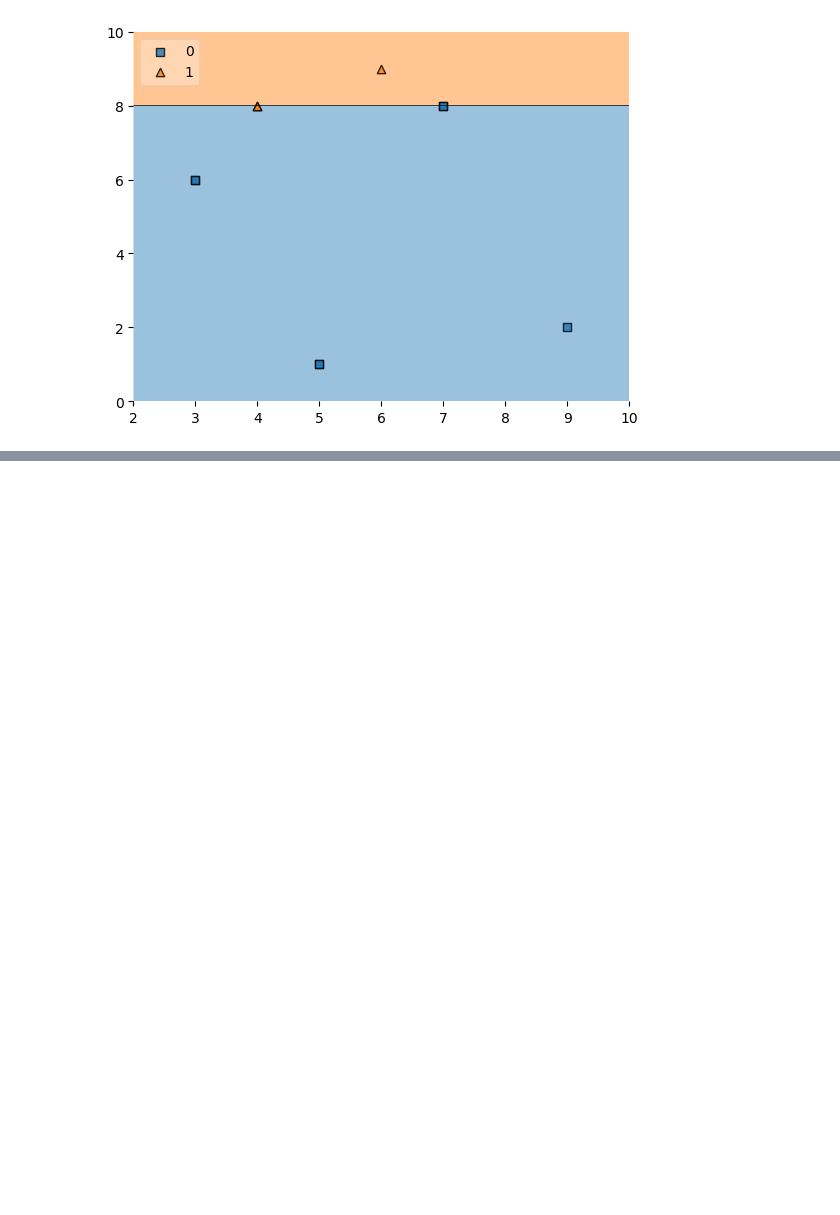
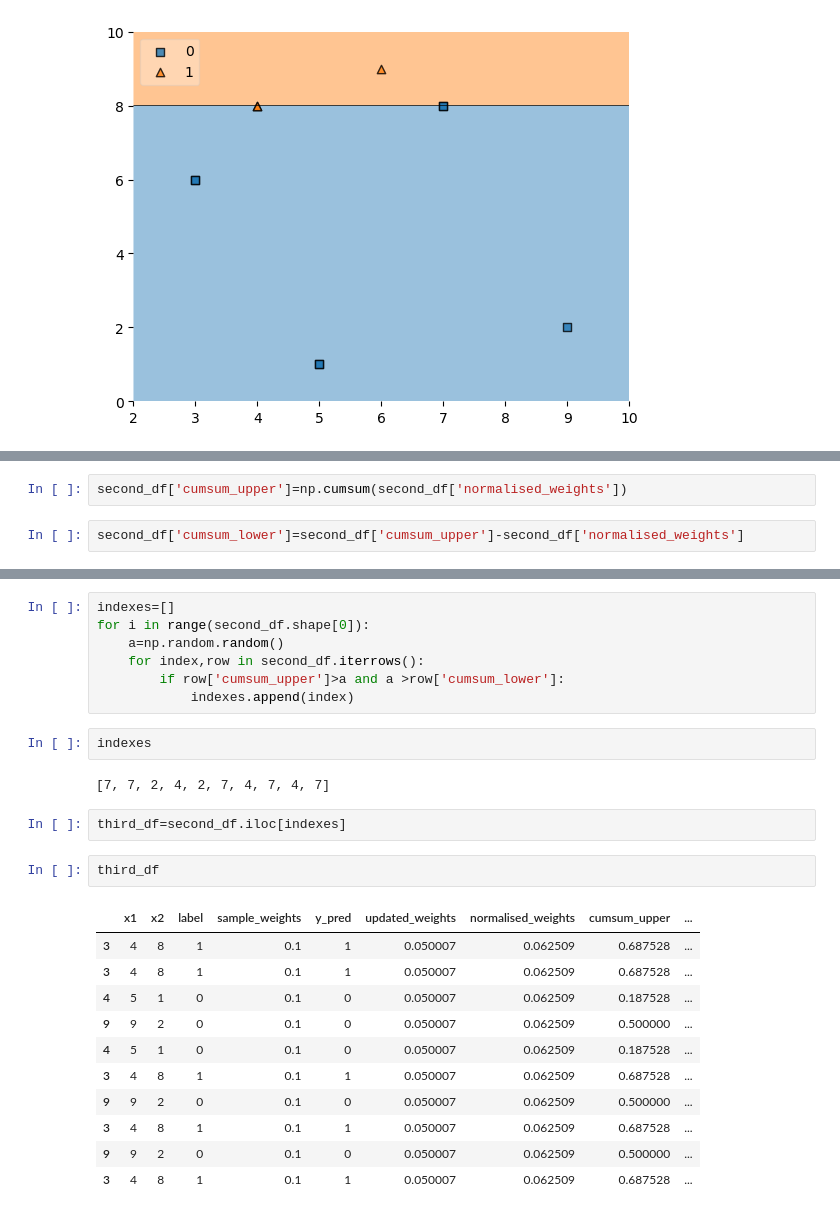
Before and after one commit to tasnim-shamsuddin/Ada_Boost_ML_algorithm, a Jupyter notebook: Used_Car_price_prediction/ada_boost.ipynb, the cells around one changed output, grey strips where cells are left out. Drawn from its saved outputs; the diff is of its cells as text; blank space fills up the shorter version.

Commit message:
created second decision tree stump

```diff
--- a/Used_Car_price_prediction/ada_boost.ipynb
+++ b/Used_Car_price_prediction/ada_boost.ipynb
@@ -269,0 +356,4 @@ plot_decision_regions(x,y,clf=dt2,legend=2)
+# %%
+second_df['cumsum_upper']=np.cumsum(second_df['normalised_weights'])
+# %%
+second_df['cumsum_lower']=second_df['cumsum_upper']-second_df['normalised_weights']
@@ -269,0 +374,27 @@ plot_decision_regions(x,y,clf=dt2,legend=2)
+# %%
+indexes=[]
+for i in range(second_df.shape[0]):
+    a=np.random.random()
+    for index,row in second_df.iterrows():
+        if row['cumsum_upper']>a and a >row['cumsum_lower']:
+            indexes.append(index)
+# %%
+indexes
+# %% [output]
+[7, 7, 2, 4, 2, 7, 4, 7, 4, 7]
+# %%
+third_df=second_df.iloc[indexes]
+# %%
+third_df
+# %% [output]
+|  | x1 | x2 | label | sample_weights | y_pred | updated_weights | normalised_weights | cumsum_upper | ... |
+| 3 | 4 | 8 | 1 | 0.1 | 1 | 0.050007 | 0.062509 | 0.687528 | ... |
+| 3 | 4 | 8 | 1 | 0.1 | 1 | 0.050007 | 0.062509 | 0.687528 | ... |
+| 4 | 5 | 1 | 0 | 0.1 | 0 | 0.050007 | 0.062509 | 0.187528 | ... |
+| 9 | 9 | 2 | 0 | 0.1 | 0 | 0.050007 | 0.062509 | 0.500000 | ... |
+| 4 | 5 | 1 | 0 | 0.1 | 0 | 0.050007 | 0.062509 | 0.187528 | ... |
+| 3 | 4 | 8 | 1 | 0.1 | 1 | 0.050007 | 0.062509 | 0.687528 | ... |
+| 9 | 9 | 2 | 0 | 0.1 | 0 | 0.050007 | 0.062509 | 0.500000 | ... |
+| 3 | 4 | 8 | 1 | 0.1 | 1 | 0.050007 | 0.062509 | 0.687528 | ... |
+| 9 | 9 | 2 | 0 | 0.1 | 0 | 0.050007 | 0.062509 | 0.500000 | ... |
+| 3 | 4 | 8 | 1 | 0.1 | 1 | 0.050007 | 0.062509 | 0.687528 | ... |
```
Also changed, not shown: parts of 14 cells of this notebook.
